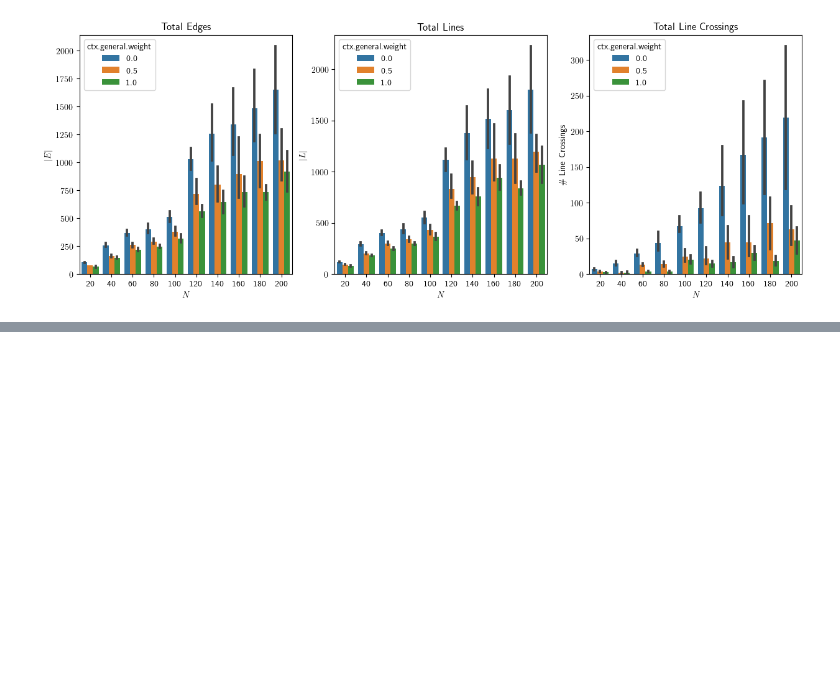
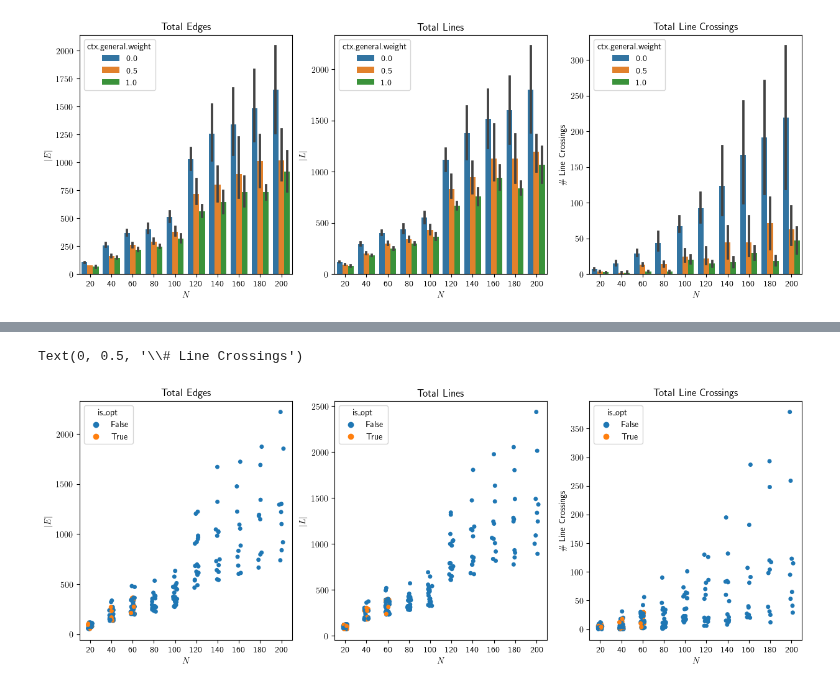
Before and after one commit to npiccolotto/undrground-tubes, a Jupyter notebook: designspace-result/merge.ipynb, the cells around one changed output, grey strips where cells are left out. Cells and saved outputs as stored; diff of their text form; code cells hidden in the pictures; blank space fills up the shorter version.

```diff
--- a/designspace-result/merge.ipynb
+++ b/designspace-result/merge.ipynb
@@ -242,0 +247,27 @@ Text(0, 0.5, '\\# Line Crossings')
+# %%
+fig, axes = plt.subplots(1, 3, sharex=True, figsize=(15,5))
+
+good_runs = df[(df["success"] == True)]
+
+axes[0].set_title('Total Edges')
+axes[1].set_title('Total Lines')
+axes[2].set_title('Total Line Crossings')
+
+sns.stripplot(data=good_runs, x="dataset", y="metrics[0].total_edges", hue="is_opt", order=dataset_order, ax=axes[0])
+sns.stripplot(data=good_runs, x="dataset", y="metrics[0].total_lines", hue="is_opt", order=dataset_order, ax=axes[1])
+sns.stripplot(data=good_runs, x="dataset", y="metrics[0].total_line_crossings", hue="is_opt", order=dataset_order, ax=axes[2])
+
+labels = range(20,201, 20)
+
+axes[0].set_xticklabels(labels)
+axes[1].set_xticklabels(labels)
+axes[2].set_xticklabels(labels)
+axes[0].set_xlabel("$N$")
+axes[1].set_xlabel("$N$")
+axes[2].set_xlabel("$N$")
+axes[0].set_ylabel("$|E|$")
+axes[1].set_ylabel("$|L|$")
+axes[2].set_ylabel("\# Line Crossings")
+# %% [output]
+Text(0, 0.5, '\\# Line Crossings')
+[figure, added]
```
Also changed, not shown: parts of 3 cells of this notebook.
